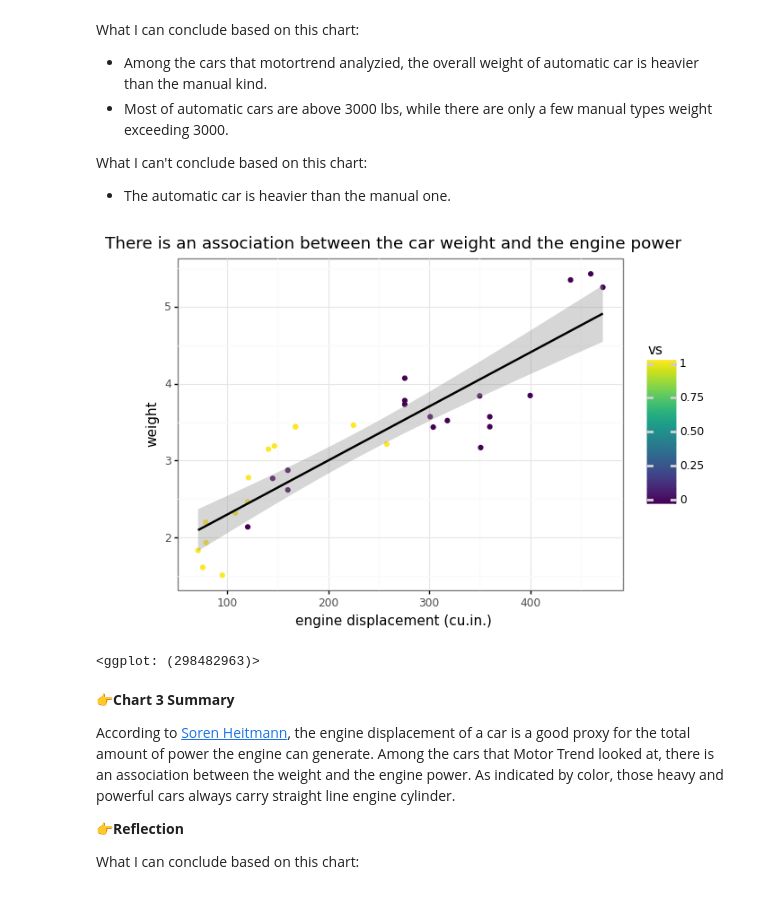
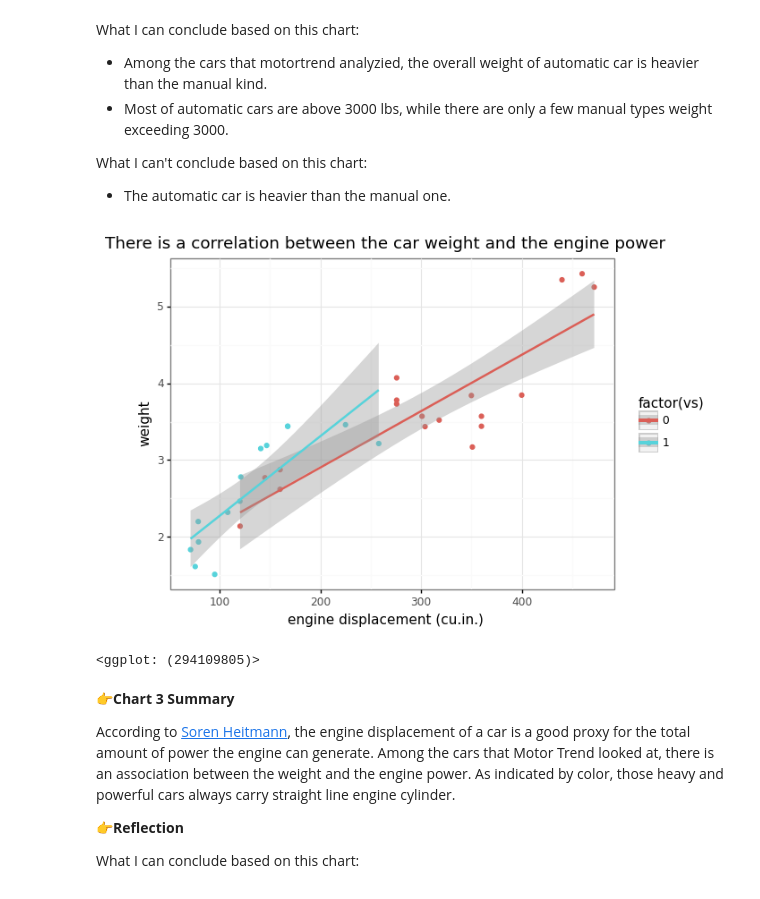
Before and after one commit to AngelineJCQ/plotnine-visualization, a Jupyter notebook: practice-plotnine.ipynb, the cells around one changed output. Cells and saved outputs as stored; diff of their text form; code cells hidden in the pictures.

```diff
--- a/practice-plotnine.ipynb
+++ b/practice-plotnine.ipynb
@@ -162,22 +162,22 @@ What I can't conclude based on this chart:
 # %%
 # 👉Chart 3
 # Insert code for a plotnine chart below
 from plotnine import stat_smooth
 display(
     ggplot(mtcars,                   # data
-        aes('disp','wt',color='vs'))          # aesthetics
+        aes('disp','wt',color='factor(vs)'))          # aesthetics
         + geom_point()               # geometry
         + theme_bw()
         + labs(
             title = "There is a correlation between the car weight and the engine power",
             y = 'weight',
             x = 'engine displacement (cu.in.)'
         )
         + stat_smooth(method='lm')
 )
 # %% [output]
-[figure, old version]
+[figure, new version]
-<ggplot: (298482963)>
+<ggplot: (294109805)>
 # %% [markdown]
 **👉Chart 3 Summary**
 
```
Also changed, not shown: parts of 2 cells of this notebook, 1 other file.
